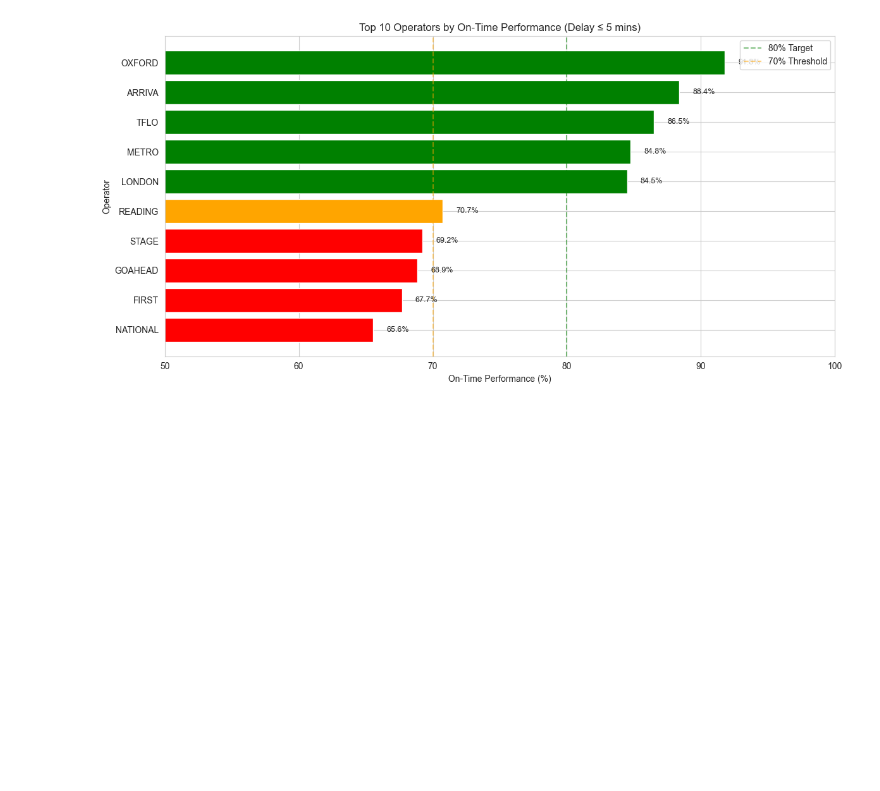
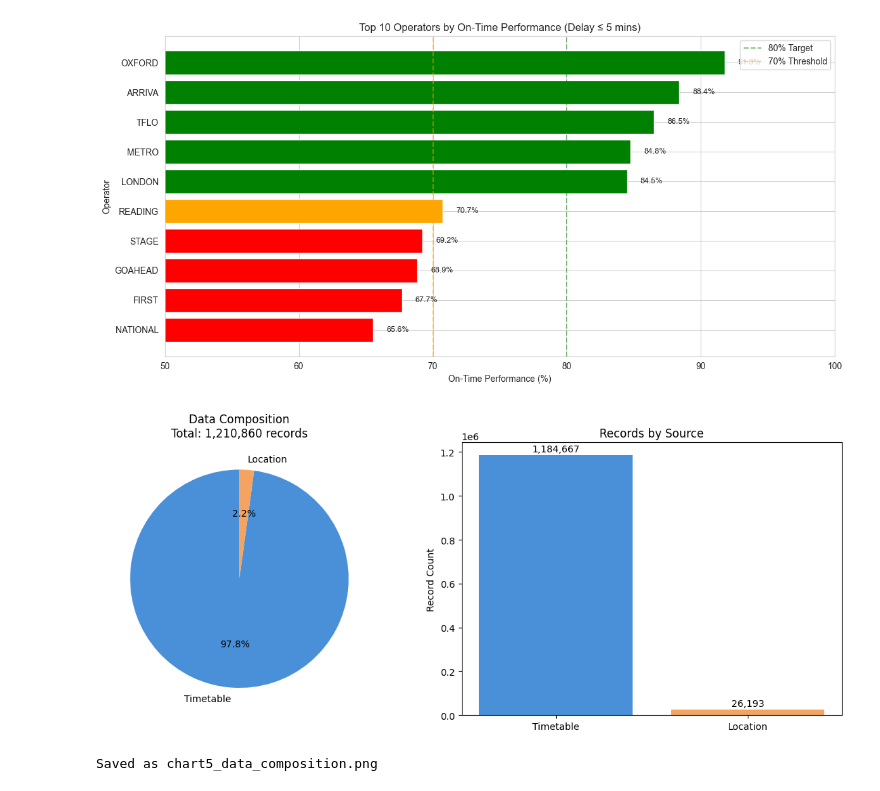
Before and after one commit to ankit21377/Big-Data-Route-Optimization, a Jupyter notebook: Peak Hour.ipynb, the cells around one changed output. Saved outputs shown, nothing was run; the diff lists cells and outputs as text; code cells hidden in the pictures; blank space fills up the shorter version.

```diff
--- a/Peak Hour.ipynb
+++ b/Peak Hour.ipynb
@@ -978,3 +978,32 @@ plt.savefig("chart8_operator_performance.png", dpi=150)
 plt.show()
 # %% [output]
 [figure]
+# %%
+import matplotlib.pyplot as plt
+
+# Your actual data composition
+sources = ["Timetable", "Location"]
+counts = [1184667, 26193]
+total = sum(counts)
+
+fig, axes = plt.subplots(1, 2, figsize=(12, 5))
+
+# Pie chart
+axes[0].pie(counts, labels=sources, autopct="%1.1f%%", colors=["#4A90D9", "#F4A460"], startangle=90)
+axes[0].set_title(f"Data Composition\nTotal: {total:,} records")
+
+# Bar chart
+axes[1].bar(sources, counts, color=["#4A90D9", "#F4A460"])
+axes[1].set_title("Records by Source")
+axes[1].set_ylabel("Record Count")
+for i, c in enumerate(counts):
+    axes[1].text(i, c + 15000, f"{c:,}", ha="center")
+
+plt.tight_layout()
+plt.savefig("chart5_data_composition.png", dpi=150)
+plt.show()
+
+print("Saved as chart5_data_composition.png")
+# %% [output]
+[figure, added]
+Saved as chart5_data_composition.png
```
Also changed, not shown: parts of 1 cell of this notebook.
